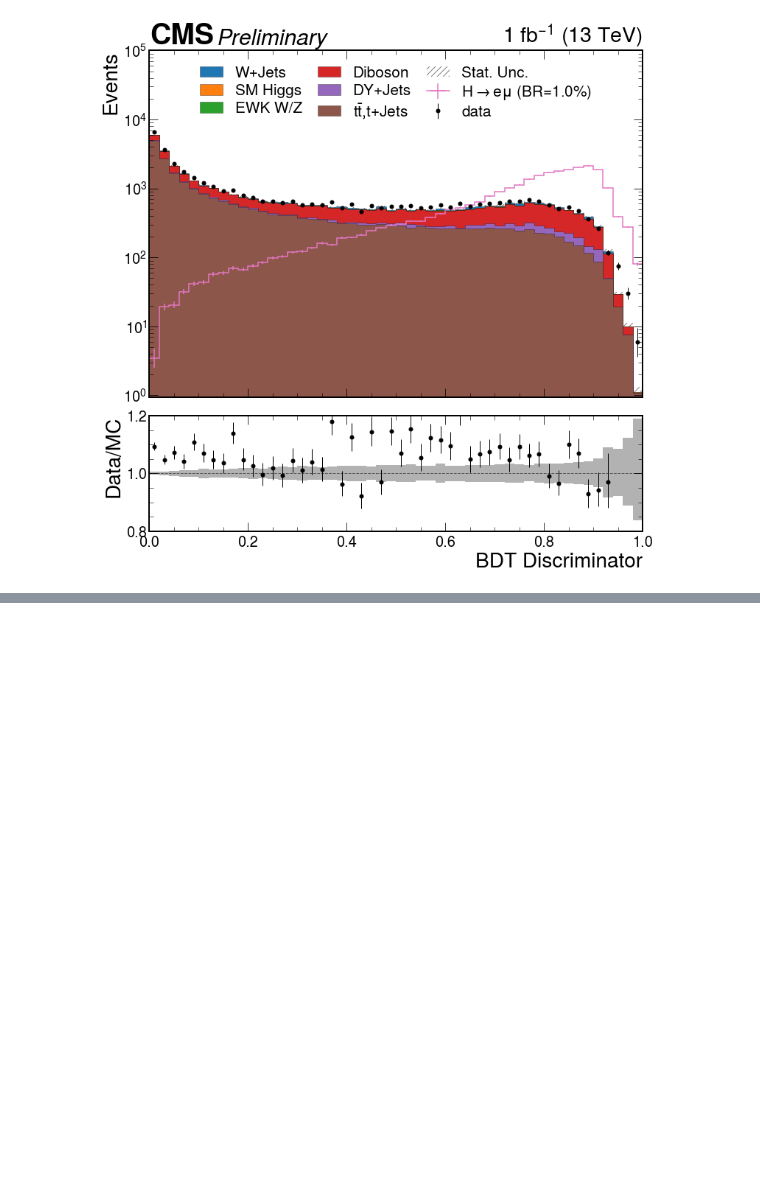
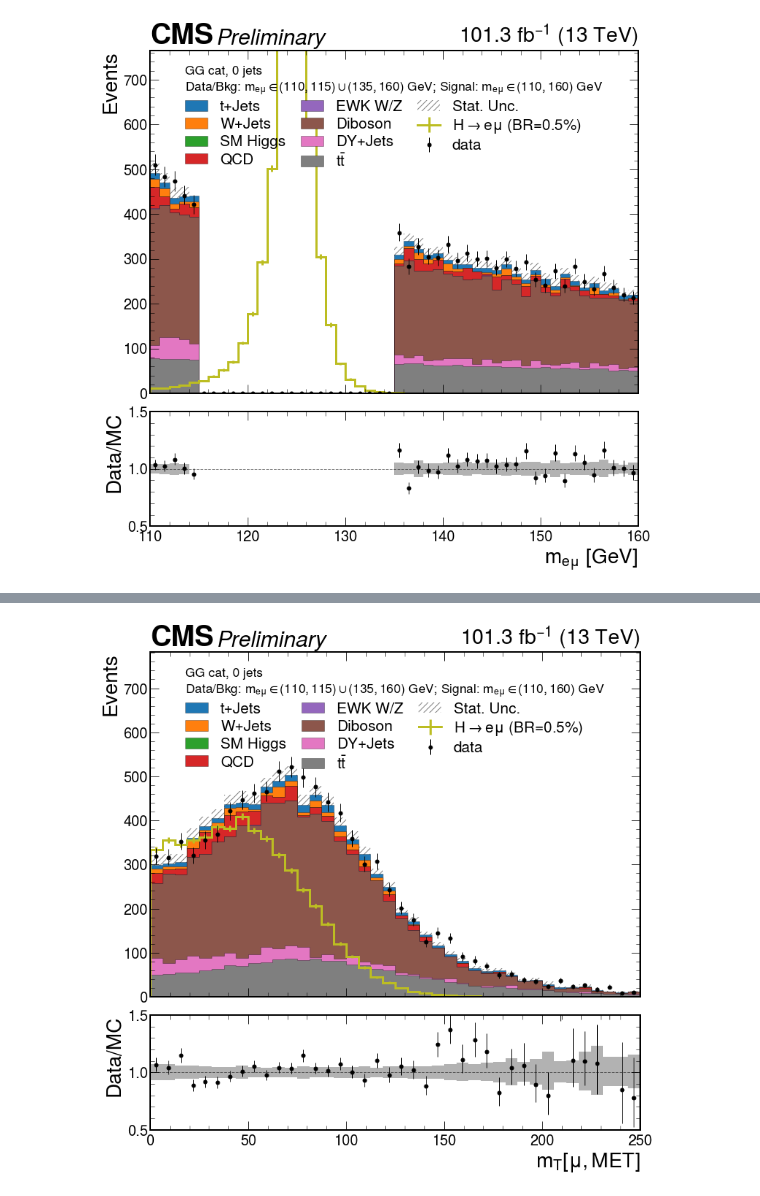
Before and after one commit to kawaho/XGBoost-for-HtoEMu, a Jupyter notebook: Validation.ipynb, the cells around one changed output, grey strips where cells are left out. Cells and saved outputs as stored; diff of their text form; code cells hidden in the pictures; blank space fills up the shorter version.

```diff
--- a/Validation.ipynb
+++ b/Validation.ipynb
@@ -92,13 +105,13 @@ data_cuts.append(df[2][((massRange & typeofSamples) | (df[2]['label']==1)) & (df
 # %%
 #Load and predict from model
 import xgboost as xgb
-model_names = ["model_GG_0jets.bin", "model_GG_1jets.bin", "model_GG_2jets.bin", "model_VBF_2jets.bin"]
-features_lists = [feature_names_0jets, feature_names_1jets, feature_names_2jets_GG, feature_names_2jets_VBF]
-for i in range(4):
+model_names = ["model_GG_0jets.bin"]#, "model_GG_1jets.bin", "model_GG_2jets.bin", "model_VBF_2jets.bin"]
+for i in range(ncats):
     model_out_file = model_names[i]
     model_load = xgb.XGBClassifier()
     model_load.load_model(model_out_file)
-    data_cuts[i]['mva'] = model_load.predict_proba(data_cuts[i][features_lists[i]])[:,1]
+    data_cuts_os[i]['mva'] = model_load.predict_proba(data_cuts_os[i][features_lists[i]])[:,1]
+    data_cuts_ss[i]['mva'] = model_load.predict_proba(data_cuts_ss[i][features_lists[i]])[:,1]
 # %% [output]
 A value is trying to be set on a copy of a slice from a DataFrame.
 Try using .loc[row_indexer,col_indexer] = value instead
@@ -186,11 +199,26 @@ Plotting 2 jets VBF Variables
+# %%
+for dict_of_hist, feature_names in zip(dict_of_hists, features_lists): #zip([dict_of_hist_GG, dict_of_hist_VBF], [feature_names_GG, feature_names_2jets_VBF]):
+    for var_ in feature_names:
+        histo = dict_of_hist[var_]
+        if var_=='mva':
+            signal_scale = 1
+        else:
+            signal_scale = 0.5
+        scales = {
+            r'$H\rightarrow e\mu$ (BR=1%)': signal_scale,
+        }
+        histo.scale(scales, axis='dataset')
 # %%
 from coffea.util import save, load
 from coffea import hist
+import math
 import mplhep
 
 %matplotlib inline
 
-list_of_bkg = [r'$t\bar{t}$,t+Jets', 'SM Higgs', "DY+Jets", "EWK W/Z", "Diboson", "W+Jets"]
+catlabels = ['GG cat, 0 jets', 'GG cat, 1 jets', 'GG cat, $\geq$ 2 jets', 'VBF cat']
+
+list_of_bkg = [r'$t\bar{t}$', 't+Jets', 'SM Higgs', "DY+Jets", "EWK W/Z", "Diboson", "W+Jets"]#, "QCD"]
 
 xlabel_dict = {
     "$\eta^{j_{1}}$"
@@ -204,21 +232,34 @@ label_dict = {
     "Stat. unc.": "Stat. unc."
 }
 
-for dict_of_hist, feature_names in zip([dict_of_hist_GG, dict_of_hist_VBF], [feature_names_GG, feature_names_2jets_VBF]):
-    for var_ in ['mva']: #feature_names:
+#dict_of_hist, feature_names = dict_of_hists[0], features_lists[0]
+#if True:
+for dict_of_hist, feature_names, catlabel in zip(dict_of_hists, features_lists, catlabels):
+    for var_ in feature_names:#['mva']: #+feature_names_0jets: #feature_names:
         histo = dict_of_hist[var_]
         if var_=='mva':
             signal_scale = 1
         else:
-            signal_scale = 0.1
-        scales = {
-            r'$H\rightarrow e\mu$ (BR=1%)': signal_scale,
-        }
-        histo.scale(scales, axis='dataset')
+            signal_scale = 0.5
 
-        data = histo['data']
+        data = histo["data"]
         bkg = histo[list_of_bkg]
         signal = histo[r'$H\rightarrow e\mu$ (BR=1%)']
+#         qcd = histo['QCD'].copy()
+#         qcd_bkg = histo['QCD_bkg']
+#         (k, v), = qcd._sumw.items()
+#         (k2, v2), = qcd_bkg._sumw.items()
+#         qcd._sumw[k] =  qcd._sumw[k] - qcd_bkg._sumw[k2]
+#         #qcd._sumw2[k] = qcd._sumw2[k] - qcd_bkg._sumw2[k2]
+#         qcd._sumw2[k][qcd._sumw[k]<0] = 0
+#         qcd._sumw[k][qcd._sumw[k]<0] = 0
+#         bkg.add(qcd)
+
+        qcd = histo['QCD'].copy()
+        (k, v), = histo['QCD']._sumw.items()
+        qcd._sumw2[k][qcd._sumw[k]<0] = 0
+        qcd._sumw[k][qcd._sumw[k]<0] = 0
+        bkg.add(qcd)
 
         import matplotlib.pyplot as plt
         plt.style.use(mplhep.style.CMS)
@@ -228,8 +269,10 @@ for dict_of_hist, feature_names in zip([dict_of_hist_GG, dict_of_hist_VBF], [fea
             'axes.titlesize': 24,
             'axes.labelsize': 28,
             'xtick.labelsize': 20,
-            'ytick.labelsize': 20
+            'ytick.labelsize': 20,
         })
+
+        plt.rcParams.update({'lines.linewidth': 3})
 
         fig, (ax, rax) = plt.subplots(
             nrows=2,
@@ -272,9 +315,11 @@ for dict_of_hist, feature_names in zip([dict_of_hist_GG, dict_of_hist_VBF], [fea
 
         hist.plot1d(
             signal,
-            #overlay="dataset",
+            overlay="dataset",
             ax=ax,
             clear=False,
+            line_opts={'linewidth': 3.0},
+            error_opts={}
         )
 
         hist.plot1d(
@@ -287,11 +332,11 @@ for dict_of_hist, feature_names in zip([dict_of_hist_GG, dict_of_hist_VBF], [fea
 
         ax.autoscale(axis='x', tight=True)
         if var_=='mva':
+            #print('hi')
             ax.set_yscale('log')
-            ax.set_ylim(0, 10**(math.ceil(math.log10(max(data.sum("dataset").values()[()])))+1))
-            #ax.set_ylim(0, 10**2)
+            ax.set_ylim(0, 10**(math.ceil(math.log10(max(data.sum("dataset").values()[()])))+3))
         else:
-            ax.set_ylim(0, max(data.sum("dataset").values()[()])*1.35)
+            ax.set_ylim(0, max(data.sum("dataset").values()[()])*1.5)
         ax.set_xlabel(None)
 
         label_list = []
@@ -306,8 +351,11 @@ for dict_of_hist, feature_names in zip([dict_of_hist_GG, dict_of_hist_VBF], [fea
             else:
                 new_label_list.append(txt)
         label_list[1] = new_label_list
-        leg = ax.legend(fontsize='x-small', ncol=3, columnspacing=1, labelspacing=0.25, loc=9, handles=label_list[0], labels=label_list[1])
+        leg = ax.legend(title_fontsize='xx-small', title=catlabel+' \nData/Bkg: $m_{e\mu} \in (110, 115) \cup (135, 160)\ GeV$; Signal: $m_{e\mu} \in (110, 160)\ GeV$', fontsize='x-small', ncol=3, columnspacing=1, labelspacing=0.25, loc=9, handles=label_list[0], labels=label_list[1])
+        leg._legend_box.align = "left"
 
+#         ax.annotate('GG cat, 0 jet \nData/Bkg: $m_{e\mu} \in (110, 115) \cup (135, 160)\ GeV$\nSignal: $m_{e\mu} \in (110, 160)\ GeV$', xy=(0.05,0.05), xycoords='axes fraction',
+#              fontsize=14, weight='bold')
         hist.plotratio(
             num=data.sum("dataset"),
             denom=bkg.sum("dataset"),
@@ -320,8 +368,8 @@ for dict_of_hist, feature_names in zip([dict_of_hist_GG, dict_of_hist_VBF], [fea
 
     #         from matplotlib.ticker import (MultipleLocator, FormatStrFormatter, AutoMinorLocator)
     #         rax.xaxis.set_minor_locator(AutoMinorLocator()) #rax.minorticks_on()
-        rax.set_ylim(0.8, 1.2)
+        rax.set_ylim(0.5, 1.5)
         rax.set_ylabel("Data/MC", loc='center')
 
-        lumi = mplhep.cms.label(ax=ax, lumi=1, label="Preliminary", data=1)
+        lumi = mplhep.cms.label(ax=ax, lumi=41.5+59.8, label="Preliminary", data=1)
 # %% [output]
@@ -332 +376 @@ Invalid limit will be ignored.
-[figure, old version]
+[figure, new version]
@@ -333,0 +378 @@ Invalid limit will be ignored.
+[figure, added]
```
Also changed, not shown: parts of 8 cells of this notebook, 5 other files.
